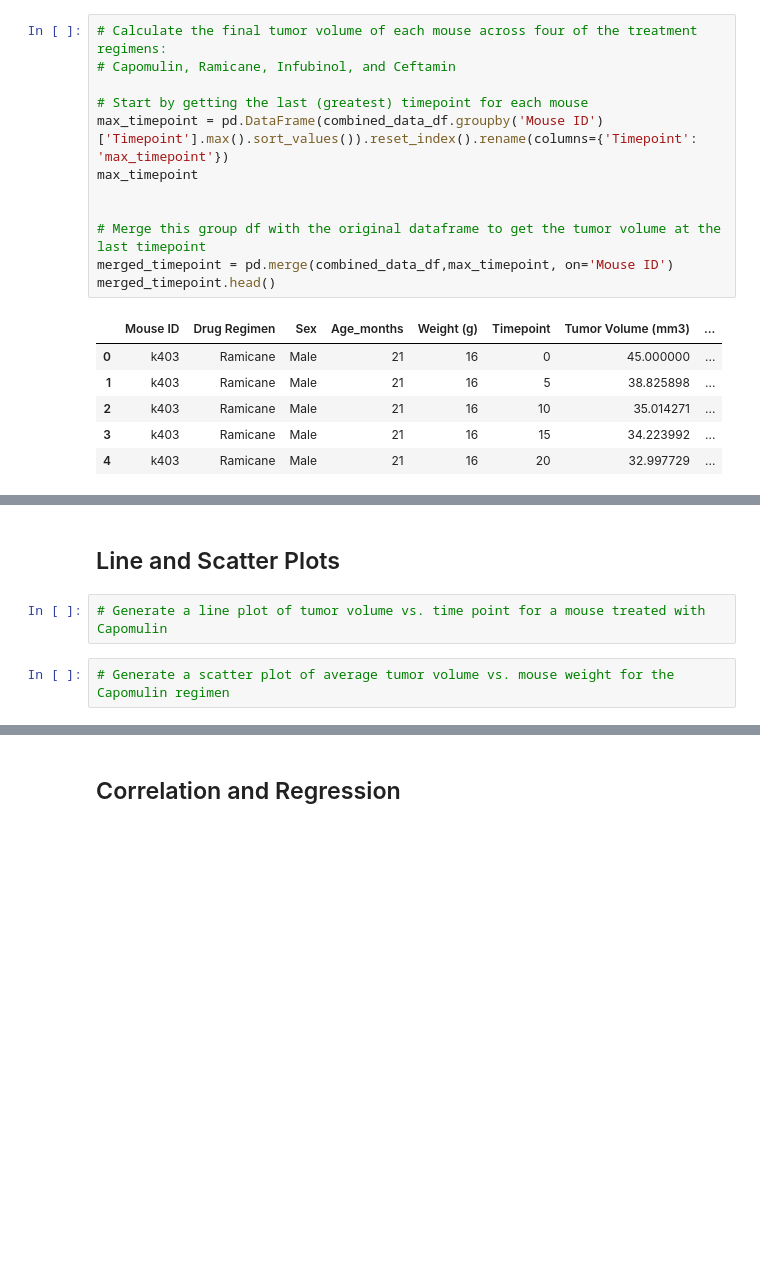
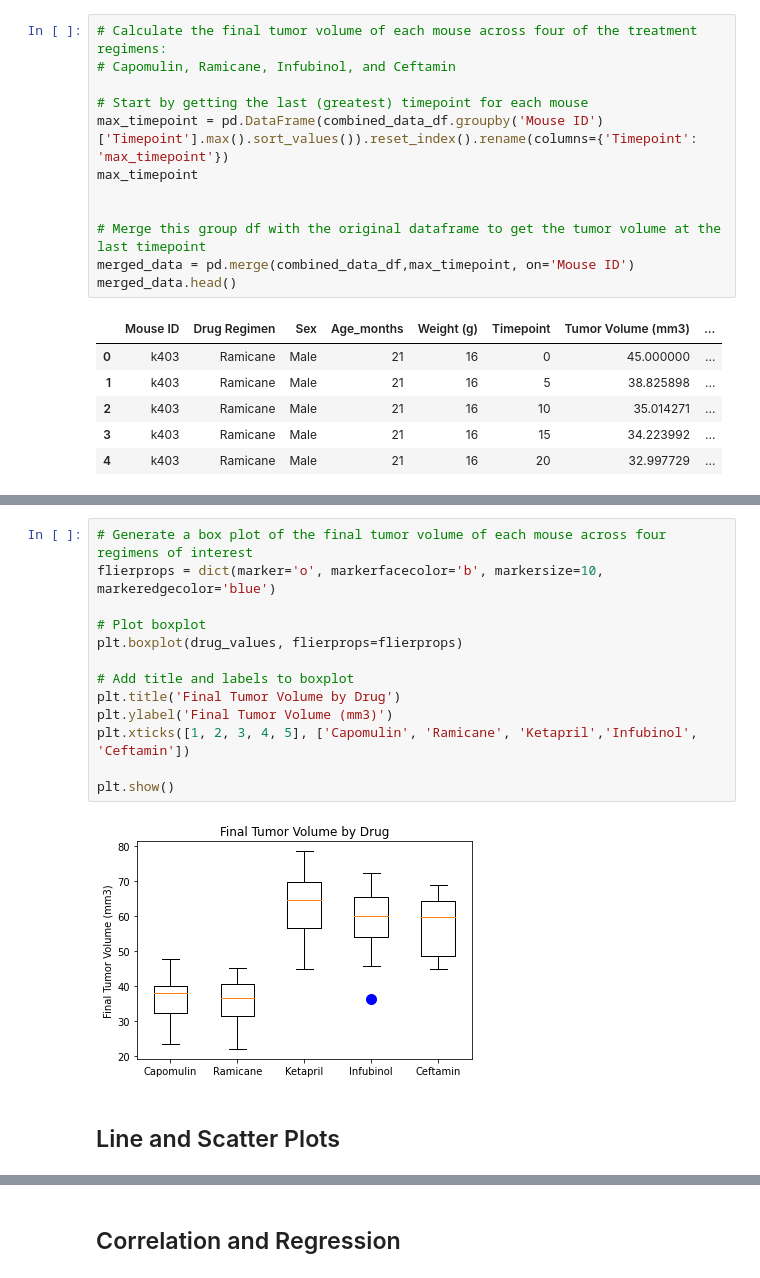
Before and after one commit to ismahanadan/Treatment-Regimens-Analysis, a Jupyter notebook: Pymaceuticals/pymaceuticals_starter.ipynb, the cells around one changed output, grey strips where cells are left out. Cells and saved outputs as stored; diff of their text form; blank space fills up the shorter version.

```diff
--- a/Pymaceuticals/pymaceuticals_starter.ipynb
+++ b/Pymaceuticals/pymaceuticals_starter.ipynb
@@ -224,8 +206,8 @@ max_timepoint
 
 
 # Merge this group df with the original dataframe to get the tumor volume at the last timepoint
-merged_timepoint = pd.merge(combined_data_df,max_timepoint, on='Mouse ID')
-merged_timepoint.head()
+merged_data = pd.merge(combined_data_df,max_timepoint, on='Mouse ID')
+merged_data.head()
 # %% [output]
 |  | Mouse ID | Drug Regimen | Sex | Age_months | Weight (g) | Timepoint | Tumor Volume (mm3) | ... |
 | 0 | k403 | Ramicane | Male | 21 | 16 | 0 | 45.000000 | ... |
@@ -255,6 +278,17 @@ merged_timepoint.head()
+# %%
+# Generate a box plot of the final tumor volume of each mouse across four regimens of interest
+flierprops = dict(marker='o', markerfacecolor='b', markersize=10, markeredgecolor='blue')
+
+# Plot boxplot
+plt.boxplot(drug_values, flierprops=flierprops)
+
+# Add title and labels to boxplot
+plt.title('Final Tumor Volume by Drug')
+plt.ylabel('Final Tumor Volume (mm3)')
+plt.xticks([1, 2, 3, 4, 5], ['Capomulin', 'Ramicane', 'Ketapril','Infubinol', 'Ceftamin'])
+
+plt.show()
+# %% [output]
+[figure, added]
 # %% [markdown]
 ## Line and Scatter Plots
-# %%
-# Generate a line plot of tumor volume vs. time point for a mouse treated with Capomulin
-# %%
-# Generate a scatter plot of average tumor volume vs. mouse weight for the Capomulin regimen
```
Also changed, not shown: parts of 19 cells of this notebook.
